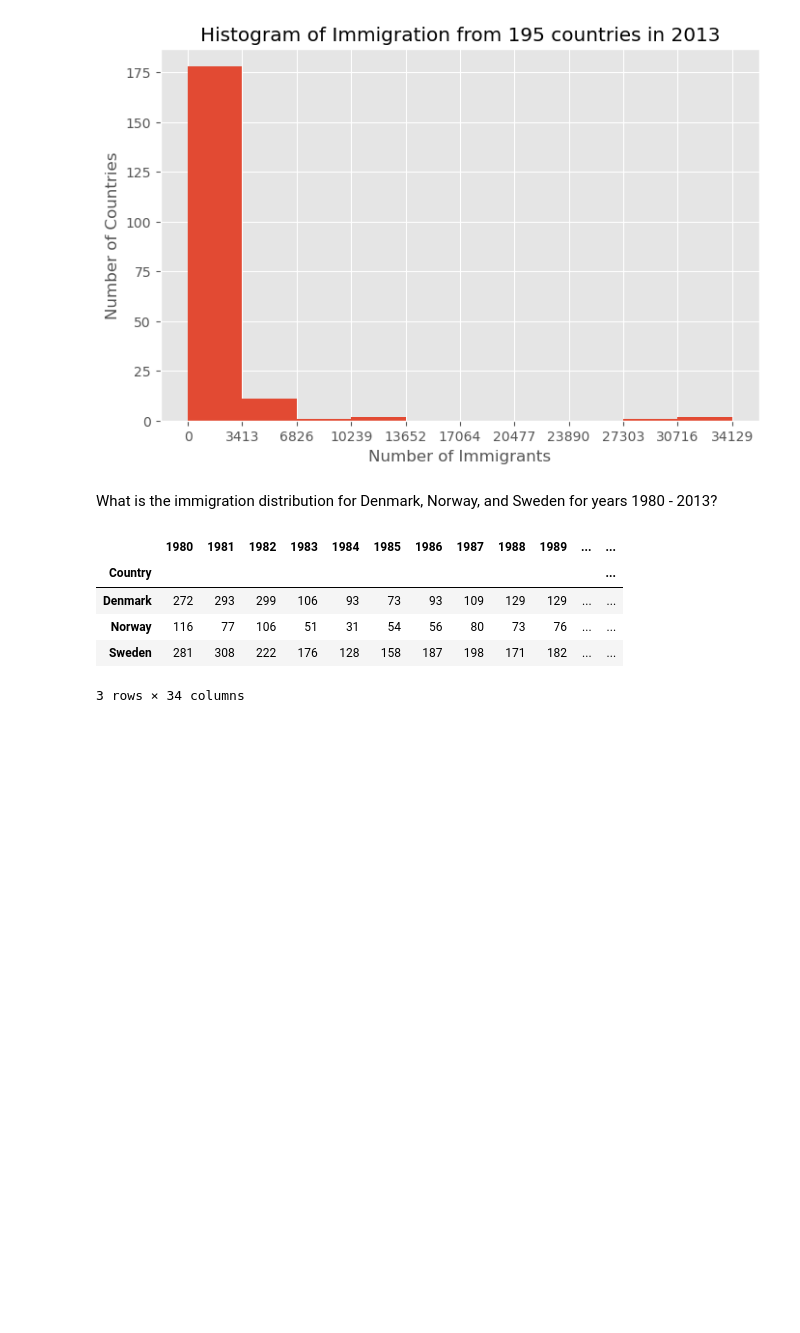
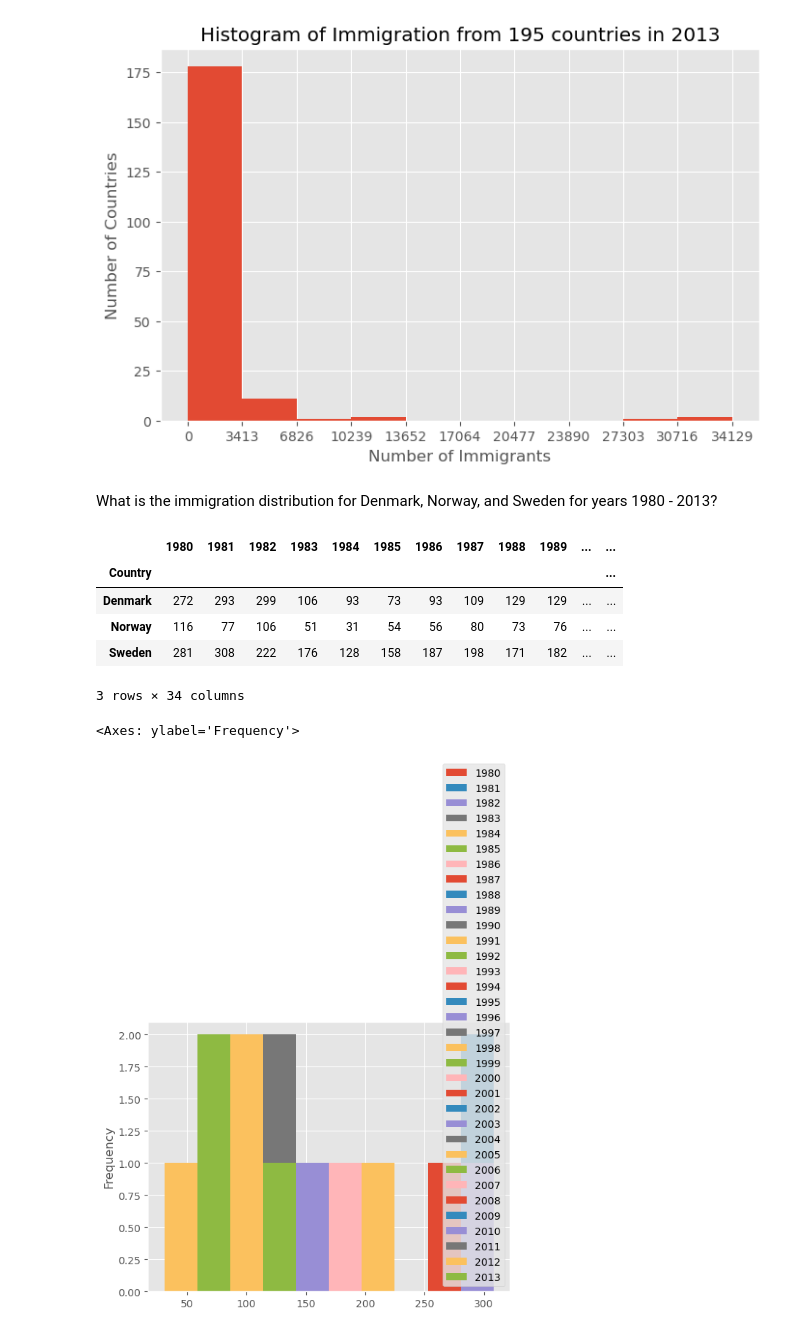
Before and after one commit to KennethNjuguna/Data-Vizualization-with-Python, a Jupyter notebook: ibm-dv0101en-lab.ipynb, the cells around one changed output. Cells and saved outputs as stored; diff of their text form; code cells hidden in the pictures; blank space fills up the shorter version.

```diff
--- a/ibm-dv0101en-lab.ipynb
+++ b/ibm-dv0101en-lab.ipynb
@@ -852,3 +852,9 @@ canadaimmigration.loc[['Denmark', 'Norway', 'Sweden'], years]
 | Norway | 116 | 77 | 106 | 51 | 31 | 54 | 56 | 80 | 73 | 76 | ... | ... |
 | Sweden | 281 | 308 | 222 | 176 | 128 | 158 | 187 | 198 | 171 | 182 | ... | ... |
 3 rows × 34 columns
+# %%
+# generate histogram
+canadaimmigration.loc[['Denmark', 'Norway', 'Sweden'], years].plot.hist()
+# %% [output]
+<Axes: ylabel='Frequency'>
+[figure, added]
```
Also changed, not shown: parts of 4 cells of this notebook.
